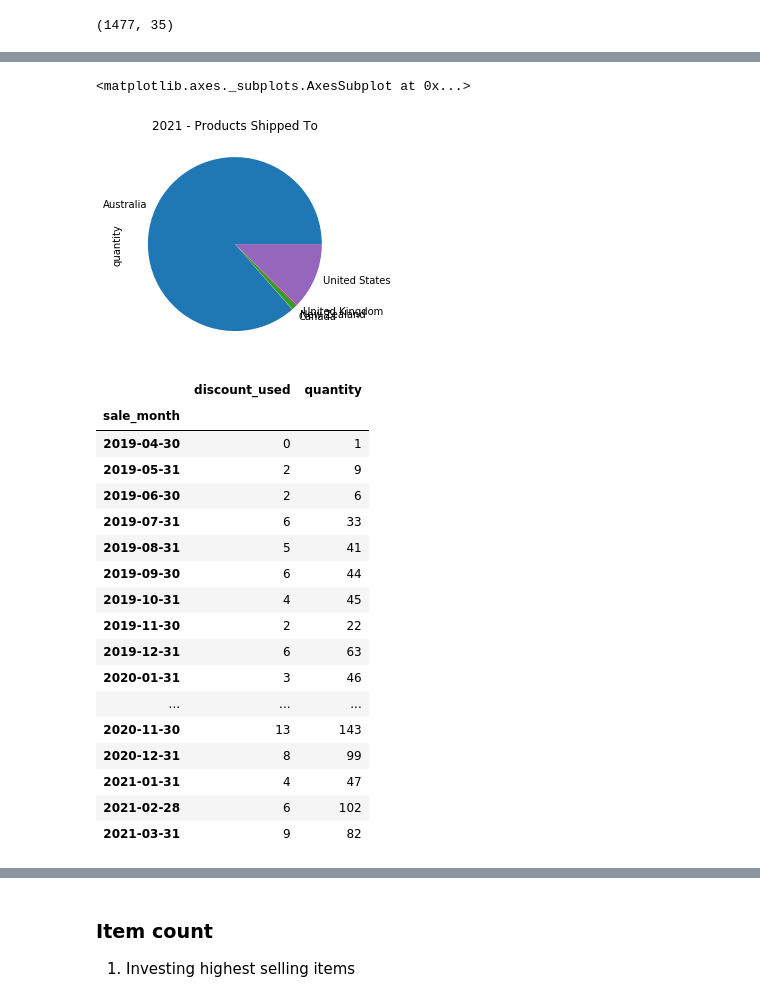
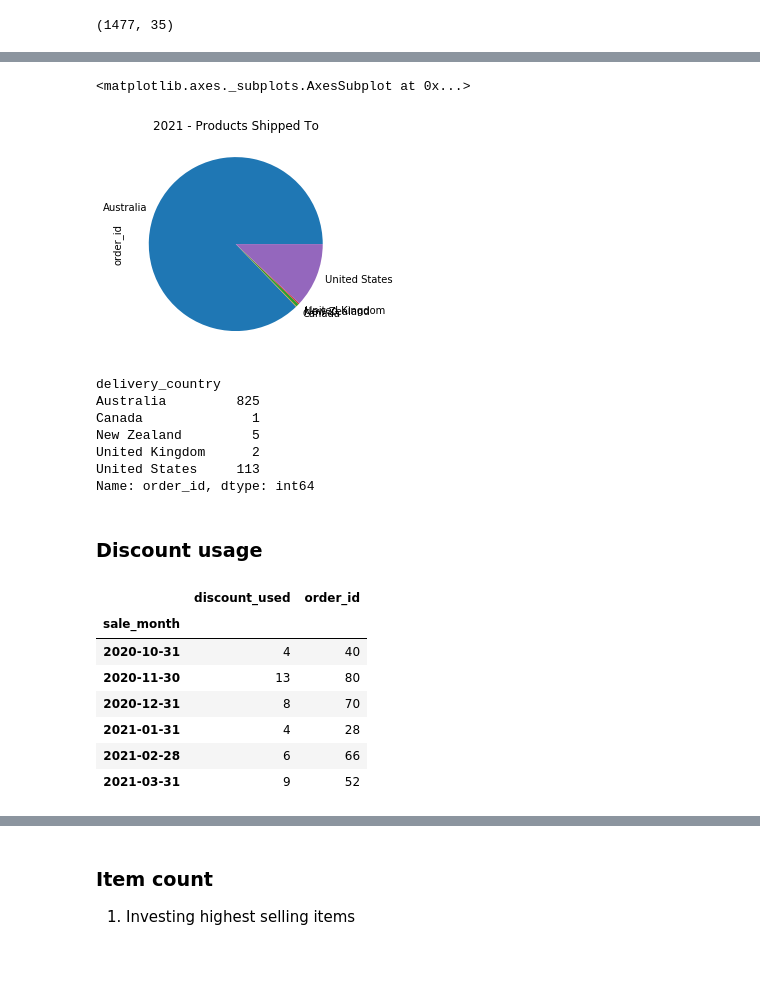
Before and after one commit to ben-bergan/jupyter_notebooks, a Jupyter notebook: notebooks/sales_history.ipynb, the cells around one changed output, grey strips where cells are left out. Cells and saved outputs as stored; diff of their text form; code cells hidden in the pictures; blank space fills up the shorter version.

```diff
--- a/notebooks/sales_history.ipynb
+++ b/notebooks/sales_history.ipynb
@@ -8,16 +33,16 @@ import numpy as np
 # %%
-file_name = '..//Data//EtsySoldOrderItems2019-{}.csv'
-df2 = pd.concat([pd.read_csv(file_name.format(i)) for i in range(3, 13)])
+file_name = '..//Data//EtsySoldOrderItems2020-{}.csv'
+df2 = pd.concat([pd.read_csv(file_name.format(i)) for i in range(1, 13)])
 df2.columns = df2.columns.str.replace(' ','_').str.lower()
 df2['sale_date'] = pd.to_datetime(df2['sale_date'])
 df2['sale_month'] = df2['sale_date'].dt.date
 df2['sale_month'] = df2['sale_month'] + pd.offsets.MonthEnd(0)
 df2['discount_used'] = np.where(df2['discount_amount']== 0, 0,1)
 # %%
-file_name = '..//Data//EtsySoldOrderItems2020-{}.csv'
-df1 = pd.concat([pd.read_csv(file_name.format(i)) for i in range(1, 13)])
-df1.columns = df1.columns.str.replace(' ','_').str.lower()
-df1['sale_date'] = pd.to_datetime(df1['sale_date'])
-df1['sale_month'] = df1['sale_date'].dt.date
-df1['sale_month'] = df1['sale_month'] + pd.offsets.MonthEnd(0)
-df1['discount_used'] = np.where(df1['discount_amount']== 0, 0,1)
+file_name = '..//Data//EtsySoldOrderItems2021-{}.csv'
+df3 = pd.concat([pd.read_csv(file_name.format(i)) for i in range(1, 4)])
+df3.columns = df3.columns.str.replace(' ','_').str.lower()
+df3['sale_date'] = pd.to_datetime(df3['sale_date'])
+df3['sale_month'] = df3['sale_date'].dt.date
+df3['sale_month'] = df3['sale_month'] + pd.offsets.MonthEnd(0)
+df3['discount_used'] = np.where(df3['discount_amount']== 0, 0,1)
@@ -32,5 +49,5 @@ df['discount_used'] = np.where(df['discount_amount']== 0, 0,1)
 # %%
-raw_data = pd.concat([df,df1,df2])
+raw_data = pd.concat([df1,df2,df3])
 # %%
 raw_data.shape
 # %% [output]
@@ -38 +75,6 @@ raw_data.shape
+# %%
+raw_data.drop(columns=['delivery_address1', 'delivery_address2','delivery_city'
+                        ,'delivery_state','delivery_zipcode','sku','vat_paid_by_buyer'
+                        ,'inperson_discount','inperson_location','order_type'
+                        ,'listings_type','payment_type'],inplace=True)
 # %%
@@ -112,26 +181,28 @@ raw_data.groupby('sale_month')['quantity'].sum().plot.bar(x='sale_month', y='qua
 # %%
-raw_data.groupby('delivery_country')['quantity'].sum().plot.pie(x='delivery_country', y='quantity',title='2021 - Products Shipped To')
+raw_data.groupby('delivery_country')['order_id'].nunique().plot.pie(x='delivery_country', y='order_id',title='2021 - Products Shipped To')
 # %% [output]
 <matplotlib.axes._subplots.AxesSubplot at 0x...>
-[figure, old version]
+[figure, new version]
+# %%
+raw_data.groupby('delivery_country')['order_id'].nunique()
+# %% [output]
+delivery_country
+Australia         825
+Canada              1
+New Zealand         5
+United Kingdom      2
+United States     113
+Name: order_id, dtype: int64
+# %% [markdown]
+### Discount usage
 # %%
-raw_data.groupby('sale_month').agg({'discount_used': 'sum', 'quantity': 'sum'})
+raw_data.groupby('sale_month').agg({'discount_used': 'sum', 'order_id': 'nunique'}).tail(6)
 # %% [output]
-|  | discount_used | quantity |
+|  | discount_used | order_id |
 | sale_month |  |  |
-| 2019-04-30 | 0 | 1 |
-| 2019-05-31 | 2 | 9 |
-| 2019-06-30 | 2 | 6 |
-| 2019-07-31 | 6 | 33 |
-| 2019-08-31 | 5 | 41 |
-| 2019-09-30 | 6 | 44 |
-| 2019-10-31 | 4 | 45 |
-| 2019-11-30 | 2 | 22 |
-| 2019-12-31 | 6 | 63 |
-| 2020-01-31 | 3 | 46 |
-| ... | ... | ... |
-| 2020-11-30 | 13 | 143 |
-| 2020-12-31 | 8 | 99 |
-| 2021-01-31 | 4 | 47 |
-| 2021-02-28 | 6 | 102 |
-| 2021-03-31 | 9 | 82 |
+| 2020-10-31 | 4 | 40 |
+| 2020-11-30 | 13 | 80 |
+| 2020-12-31 | 8 | 70 |
+| 2021-01-31 | 4 | 28 |
+| 2021-02-28 | 6 | 66 |
+| 2021-03-31 | 9 | 52 |
```
Also changed, not shown: parts of 49 cells of this notebook.
